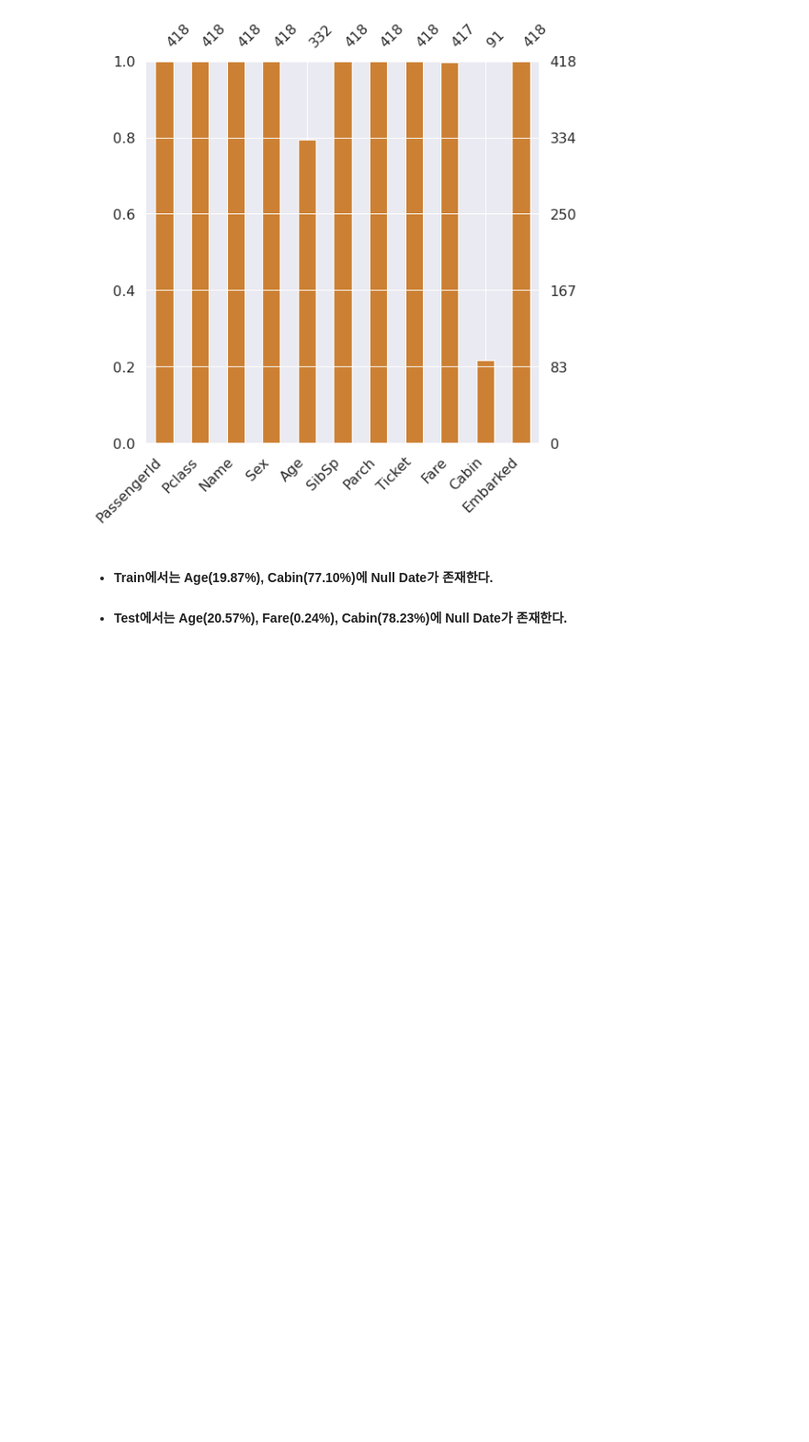
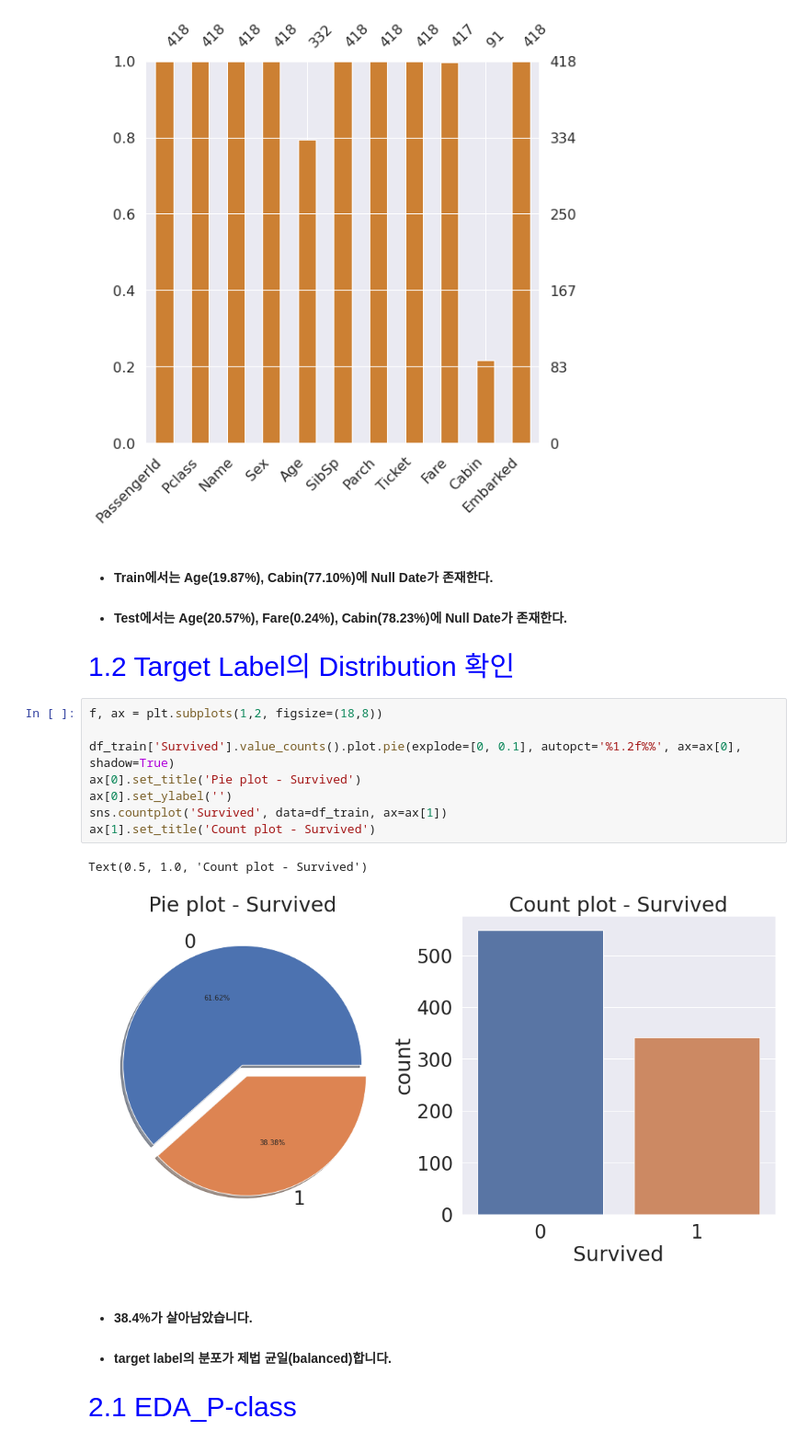
Before and after one commit to dwkim8155/ML-Study, a Jupyter notebook: my-first-analysis-for-titanic.ipynb, the cells around one changed output. Shown at 92% size. Cells and saved outputs as stored; diff of their text form; blank space fills up the shorter version.

```diff
--- a/my-first-analysis-for-titanic.ipynb
+++ b/my-first-analysis-for-titanic.ipynb
@@ -100,3 +100,21 @@ msno.bar(df=df_test, figsize=(8,8), color=(0.8, 0.5, 0.2))
 # %% [markdown]
 * #### Train에서는 Age(19.87%), Cabin(77.10%)에 Null Date가 존재한다.
 * #### Test에서는 Age(20.57%), Fare(0.24%), Cabin(78.23%)에 Null Date가 존재한다.
+# %% [markdown]
+<span style="font-size: 30px; color:blue"> 1.2 Target Label의 Distribution 확인 </span>
+# %%
+f, ax = plt.subplots(1,2, figsize=(18,8))
+
+df_train['Survived'].value_counts().plot.pie(explode=[0, 0.1], autopct='%1.2f%%', ax=ax[0], shadow=True)
+ax[0].set_title('Pie plot - Survived')
+ax[0].set_ylabel('')
+sns.countplot('Survived', data=df_train, ax=ax[1])
+ax[1].set_title('Count plot - Survived')
+# %% [output]
+Text(0.5, 1.0, 'Count plot - Survived')
+[figure, added]
+# %% [markdown]
+* #### 38.4%가 살아남았습니다.
+* #### target label의 분포가 제법 균일(balanced)합니다.
+# %% [markdown]
+<span style="font-size: 30px; color:blue"> 2.1 EDA_P-class </span>
```
Also changed, not shown: parts of 17 cells of this notebook.
